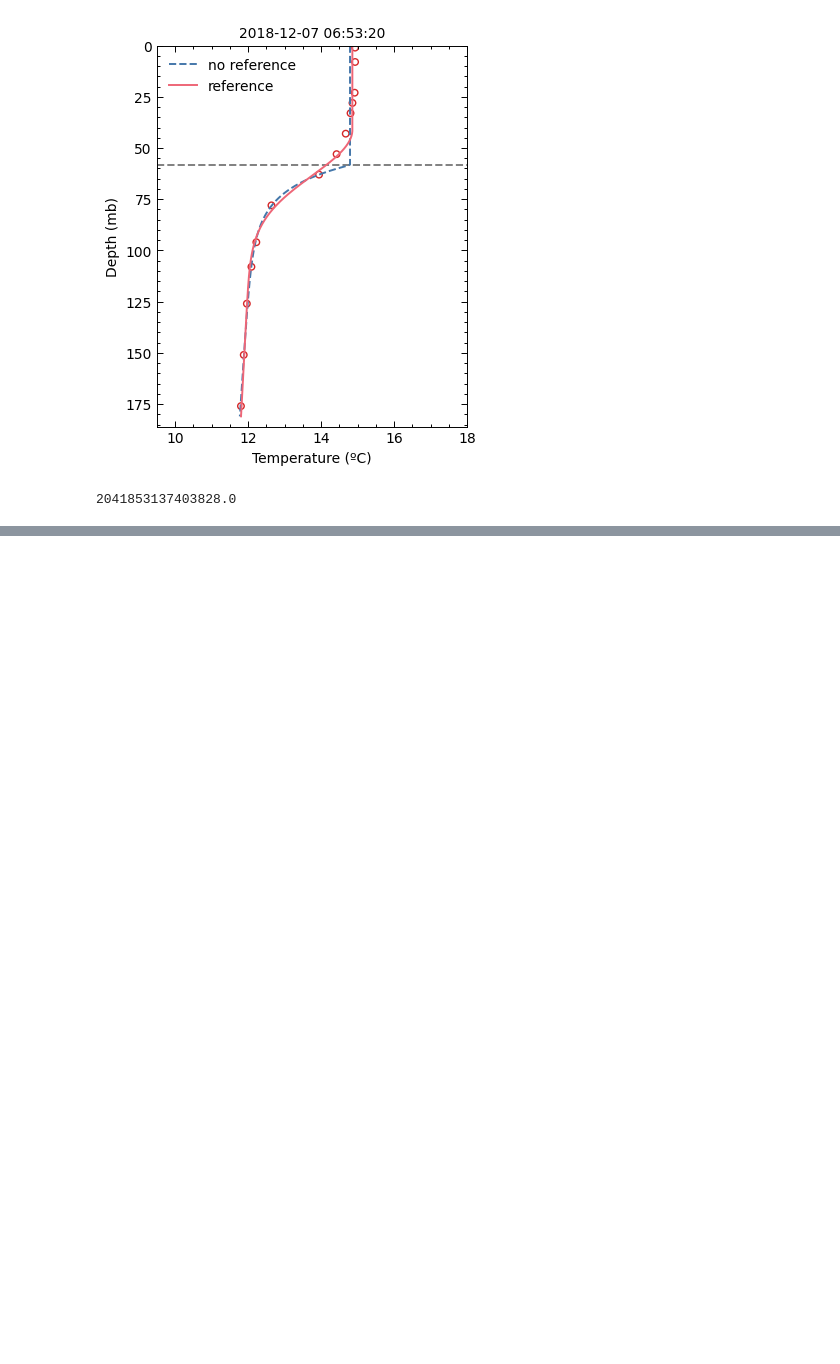
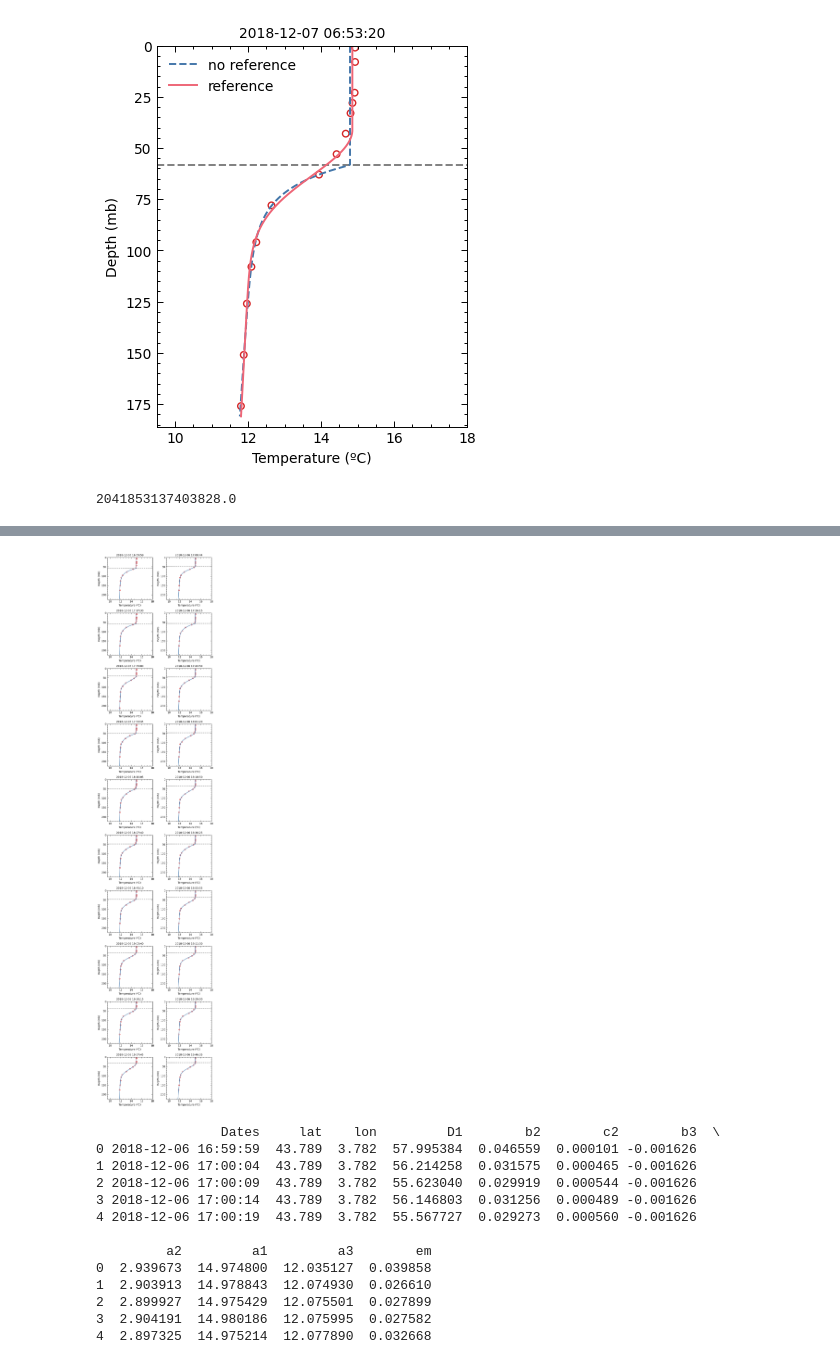
Before and after one commit to manufrn/TFG, a Jupyter notebook: notebooks/Compare_different_SHDRs.ipynb, the cells around one changed output, grey strips where cells are left out. Cells and saved outputs as stored; diff of their text form; code cells hidden in the pictures; blank space fills up the shorter version.

```diff
--- a/notebooks/Untitled.ipynb
+++ b/notebooks/Compare_different_SHDRs.ipynb
@@ -158,0 +125,19 @@ print(np.mean(df_fit_7['b3']), np.std(df_fit_7['b3']))
+# %%
+df_fit_cons_updated =  load_SHDR_fit('AGL_1_37_56_b3_test_updated_b3_lims_fit.csv')
+plot_multiple_profiles(df_fit_cons_updated, temp, pres, np.linspace(0, 1999, 20, dtype='int'))
+print(df_fit_cons_updated.head())
+# %% [output]
+[figure, added]
+                Dates     lat    lon         D1        b2        c2        b3  \
+0 2018-12-06 16:59:59  43.789  3.782  57.995384  0.046559  0.000101 -0.001626
+1 2018-12-06 17:00:04  43.789  3.782  56.214258  0.031575  0.000465 -0.001626
+2 2018-12-06 17:00:09  43.789  3.782  55.623040  0.029919  0.000544 -0.001626
+3 2018-12-06 17:00:14  43.789  3.782  56.146803  0.031256  0.000489 -0.001626
+4 2018-12-06 17:00:19  43.789  3.782  55.567727  0.029273  0.000560 -0.001626
+
+         a2         a1         a3        em
+0  2.939673  14.974800  12.035127  0.039858
+1  2.903913  14.978843  12.074930  0.026610
+2  2.899927  14.975429  12.075501  0.027899
+3  2.904191  14.980186  12.075995  0.027582
+4  2.897325  14.975214  12.077890  0.032668
```
Also changed, not shown: parts of 17 cells of this notebook, 8 other files.
